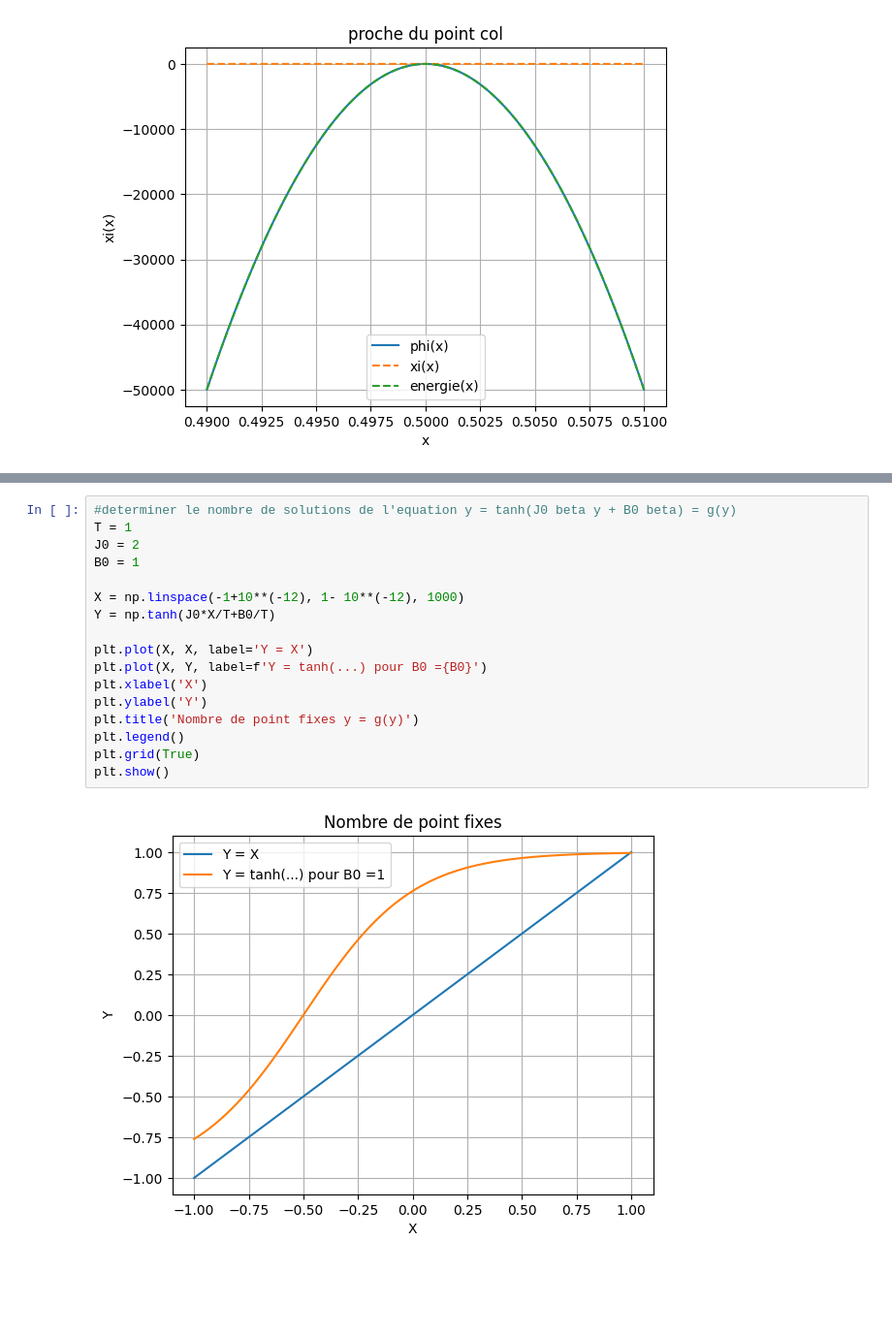
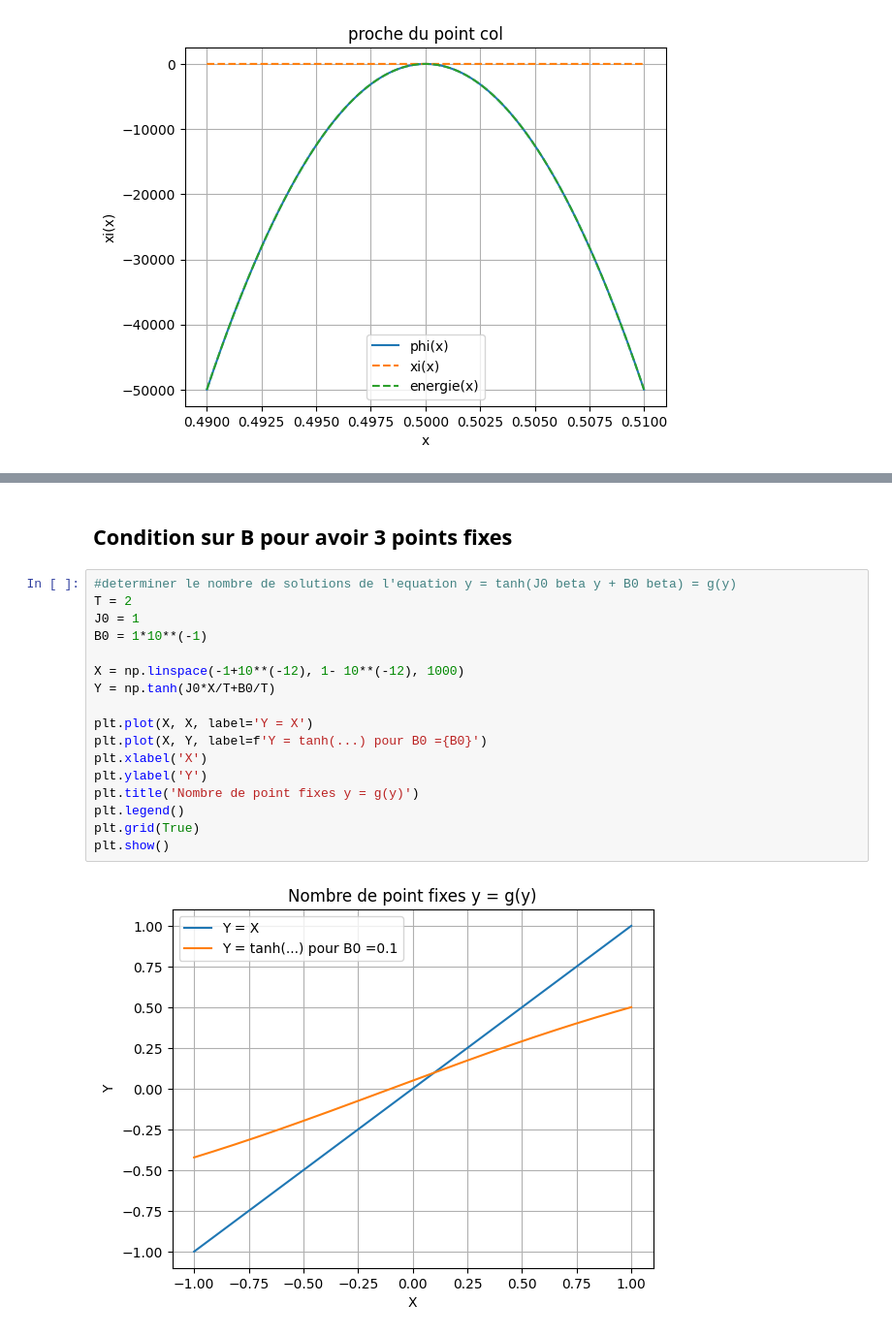
Before and after one commit to Gabriel-lct/ising-model-research, a Jupyter notebook: python/plot_mean_Z_2.ipynb, the cells around one changed output, grey strips where cells are left out. Shown at 97% size. Drawn from its saved outputs; the diff is of its cells as text; blank space fills up the shorter version.

```diff
--- a/python/plot_mean_Z_2.ipynb
+++ b/python/plot_mean_Z_2.ipynb
@@ -226,19 +214,21 @@ plt.show()
+# %% [markdown]
+## Condition sur B pour avoir 3 points fixes
 # %%
 #determiner le nombre de solutions de l'equation y = tanh(J0 beta y + B0 beta) = g(y)
-T = 1
-J0 = 2
-B0 = 1
+T = 2
+J0 = 1
+B0 = 1*10**(-1)
 
 X = np.linspace(-1+10**(-12), 1- 10**(-12), 1000)
 Y = np.tanh(J0*X/T+B0/T)
 
 plt.plot(X, X, label='Y = X')
 plt.plot(X, Y, label=f'Y = tanh(...) pour B0 ={B0}')
 plt.xlabel('X')
 plt.ylabel('Y')
 plt.title('Nombre de point fixes y = g(y)')
 plt.legend()
 plt.grid(True)
 plt.show()
 # %% [output]
-[figure, old version]
+[figure, new version]
```
Also changed, not shown: parts of 11 cells of this notebook, 1 other file.
